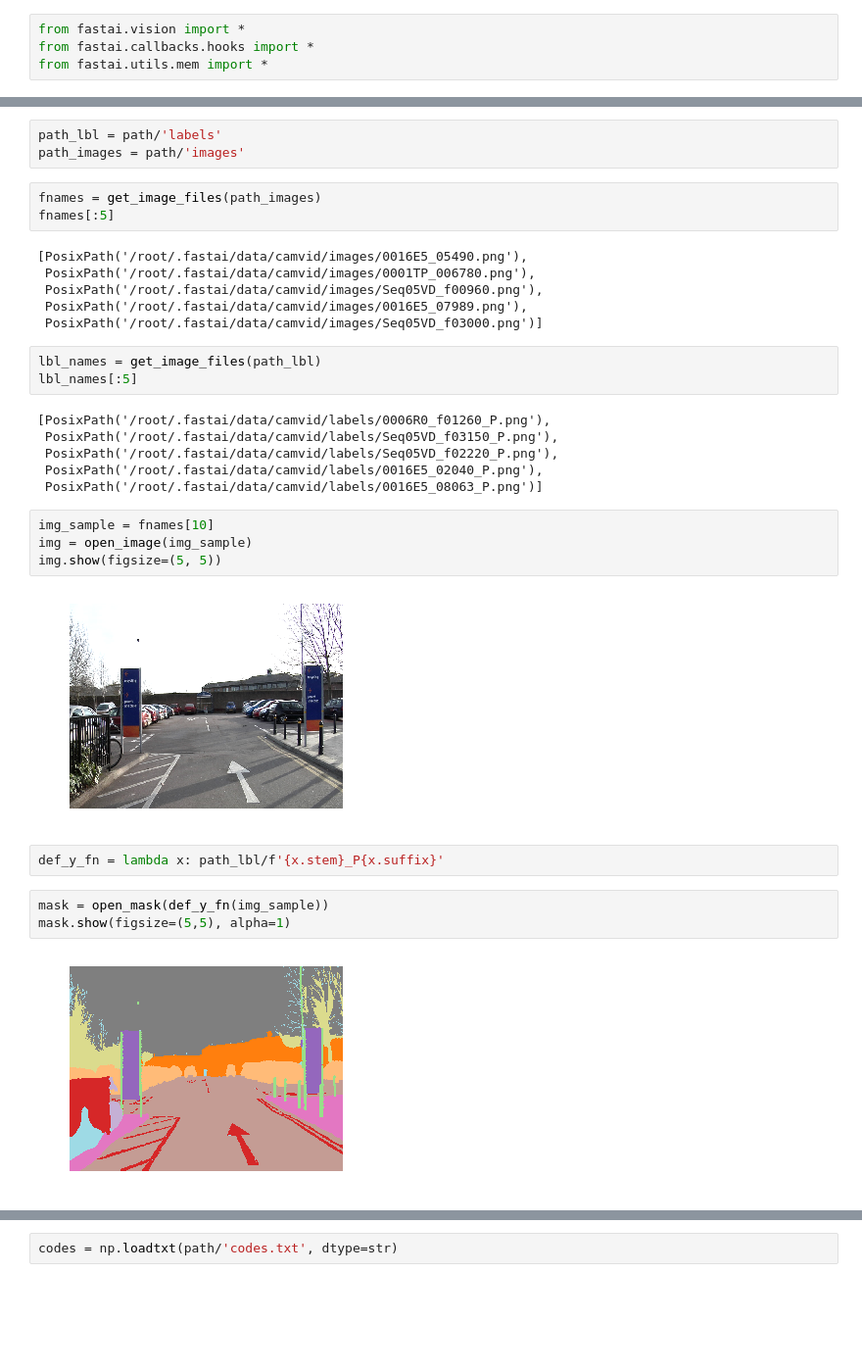
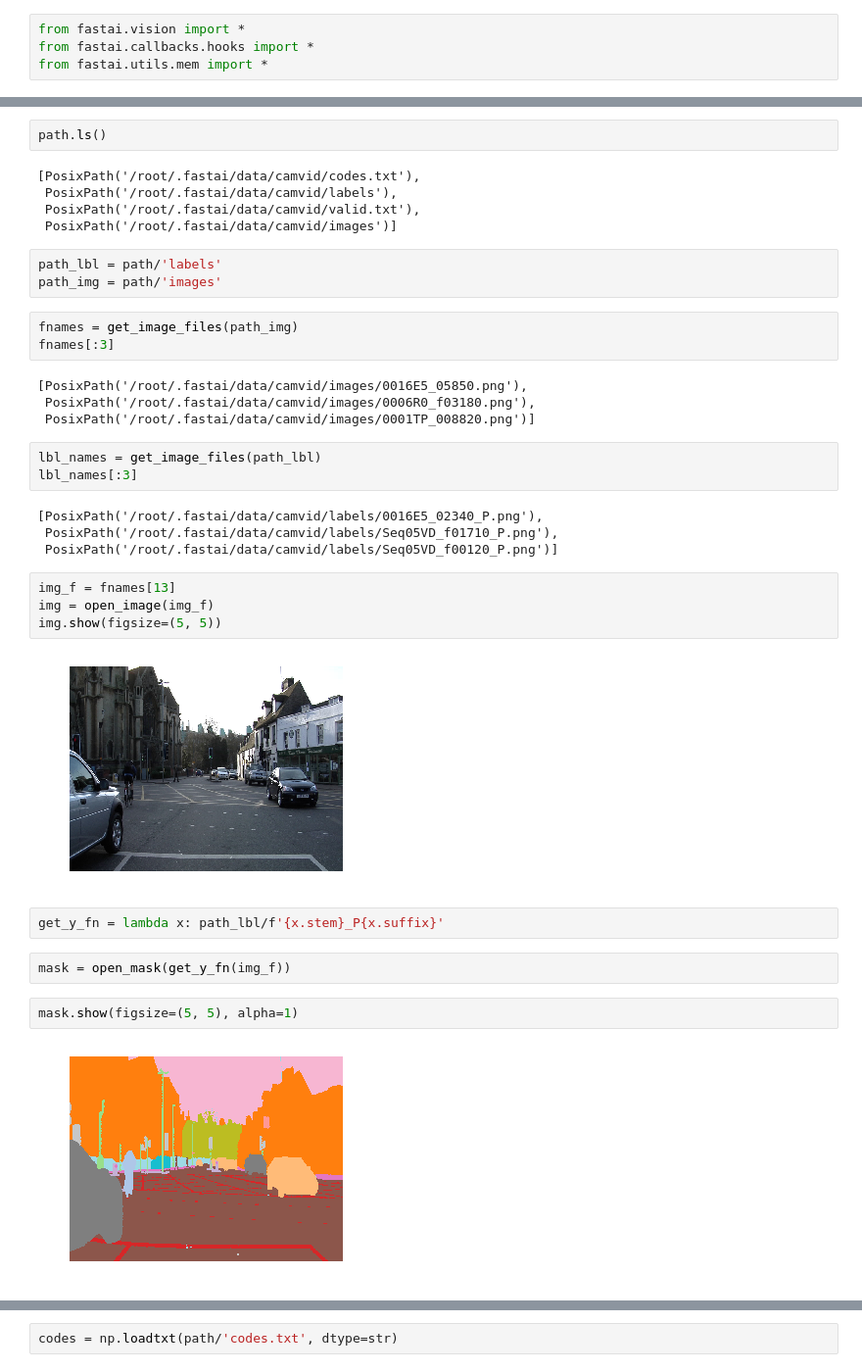
Before and after one commit to ChetanKhanna/Deep-Learning, a Jupyter notebook: fast.ai_course/lesson_3_camvid.ipynb, the cells around one changed output, grey strips where cells are left out. Shown: that part at 98% size. Drawn from its saved outputs; the diff is of its cells as text; blank space fills up the shorter version.

Commit message:
Update camvid  notebook

```diff
--- a/fast.ai_course/lesson_3_camvid.ipynb
+++ b/fast.ai_course/lesson_3_camvid.ipynb
@@ -17,36 +11,40 @@ path.ls()
+# %%
+path.ls()
+# %% [output]
+[PosixPath('/root/.fastai/data/camvid/codes.txt'),
+ PosixPath('/root/.fastai/data/camvid/labels'),
+ PosixPath('/root/.fastai/data/camvid/valid.txt'),
+ PosixPath('/root/.fastai/data/camvid/images')]
 # %%
 path_lbl = path/'labels'
-path_images = path/'images'
+path_img = path/'images'
 # %%
-fnames = get_image_files(path_images)
-fnames[:5]
+fnames = get_image_files(path_img)
+fnames[:3]
 # %% [output]
-[PosixPath('/root/.fastai/data/camvid/images/0016E5_05490.png'),
- PosixPath('/root/.fastai/data/camvid/images/0001TP_006780.png'),
- PosixPath('/root/.fastai/data/camvid/images/Seq05VD_f00960.png'),
- PosixPath('/root/.fastai/data/camvid/images/0016E5_07989.png'),
- PosixPath('/root/.fastai/data/camvid/images/Seq05VD_f03000.png')]
+[PosixPath('/root/.fastai/data/camvid/images/0016E5_05850.png'),
+ PosixPath('/root/.fastai/data/camvid/images/0006R0_f03180.png'),
+ PosixPath('/root/.fastai/data/camvid/images/0001TP_008820.png')]
 # %%
 lbl_names = get_image_files(path_lbl)
-lbl_names[:5]
+lbl_names[:3]
 # %% [output]
-[PosixPath('/root/.fastai/data/camvid/labels/0006R0_f01260_P.png'),
- PosixPath('/root/.fastai/data/camvid/labels/Seq05VD_f03150_P.png'),
- PosixPath('/root/.fastai/data/camvid/labels/Seq05VD_f02220_P.png'),
- PosixPath('/root/.fastai/data/camvid/labels/0016E5_02040_P.png'),
- PosixPath('/root/.fastai/data/camvid/labels/0016E5_08063_P.png')]
+[PosixPath('/root/.fastai/data/camvid/labels/0016E5_02340_P.png'),
+ PosixPath('/root/.fastai/data/camvid/labels/Seq05VD_f01710_P.png'),
+ PosixPath('/root/.fastai/data/camvid/labels/Seq05VD_f00120_P.png')]
 # %%
-img_sample = fnames[10]
-img = open_image(img_sample)
+img_f = fnames[13]
+img = open_image(img_f)
 img.show(figsize=(5, 5))
 # %% [output]
-[figure, old version]
+[figure, new version]
 # %%
-def_y_fn = lambda x: path_lbl/f'{x.stem}_P{x.suffix}'
+get_y_fn = lambda x: path_lbl/f'{x.stem}_P{x.suffix}'
+# %%
+mask = open_mask(get_y_fn(img_f))
 # %%
-mask = open_mask(def_y_fn(img_sample))
-mask.show(figsize=(5,5), alpha=1)
+mask.show(figsize=(5, 5), alpha=1)
 # %% [output]
-[figure, old version]
+[figure, new version]
 # %%
 src_size = np.array(mask.shape[1:])
```
Also changed, not shown: parts of 41 cells of this notebook.
